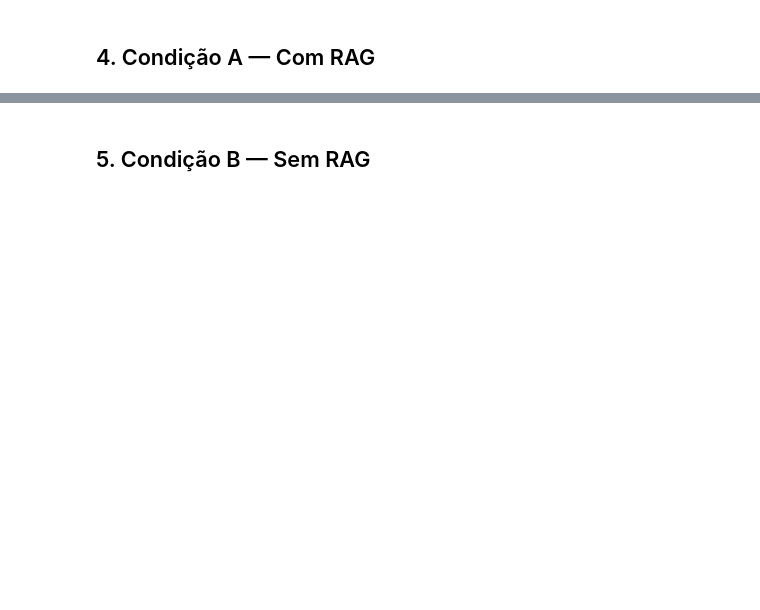
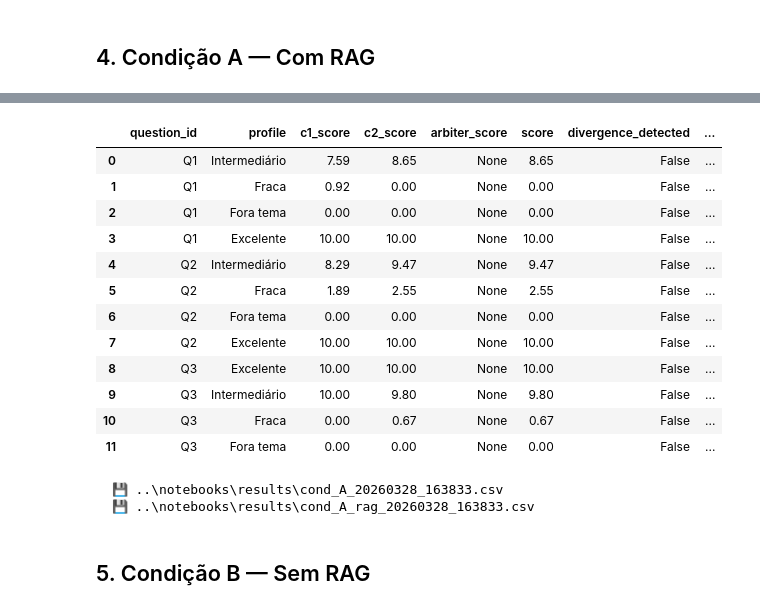
Before and after one commit to savinoo/ai-grading-system, a Jupyter notebook: notebooks/experimento_tcc.ipynb, the cells around one changed output, grey strips where cells are left out. Saved outputs shown, nothing was run; the diff lists cells and outputs as text; code cells hidden in the pictures; blank space fills up the shorter version.

```diff
--- a/notebooks/experimento_tcc.ipynb
+++ b/notebooks/experimento_tcc.ipynb
@@ -22,7 +22,7 @@ from pathlib import Path
 
 BASE_URL = "http://localhost:8000"
 PDF_PATH = Path("../notebooks/algoritmos-ufpr.pdf")
-OUTPUT_DIR = Path("../tcc/results/v3")
+OUTPUT_DIR = Path("../notebooks/results")
 OUTPUT_DIR.mkdir(exist_ok=True)
 
 TIMESTAMP = datetime.now().strftime("%Y%m%d_%H%M%S")
@@ -384,0 +461,23 @@ Resposta JSON (students_resp):
+# %%
+r = api("get", "/grading-criteria", params={"active_only": True, "limit": 100})
+r.raise_for_status()
+available_criteria = r.json()
+
+# Mapear nome → uuid
+criteria_name_to_uuid = {c["name"]: c["uuid"] for c in available_criteria}
+print(f"  ✅ {len(available_criteria)} critérios disponíveis no banco:")
+for c in available_criteria:
+    print(f"     • {c['name']} → {c['uuid']}")
+
+# Enriquecer CRITERIAS com os UUIDs do banco (match por nome)
+assert len(available_criteria) > 0, "❌ Nenhum critério retornado — verifique se as migrations rodaram (alembic upgrade head)"
+
+for c in CRITERIAS:
+    uuid = criteria_name_to_uuid.get(c["name"])
+    if not uuid:
+        raise ValueError(f"Critério '{c['name']}' não encontrado no banco. Disponíveis: {list(criteria_name_to_uuid.keys())}")
+    c["uuid"] = uuid
+
+print(f"✅ UUIDs resolvidos para {len(CRITERIAS)} critérios")
+for c in CRITERIAS:
+    print(f"     • {c['name']} → {c['uuid']}")
@@ -554,9 +808,27 @@ cond_a = run_experiment("Condição A (com RAG)", upload_pdf=True)
 # %%
 # Tabela detalhada + salva CSV
 cols = ["question_id", "profile", "c1_score", "c2_score", "arbiter_score", "score", "divergence_detected", "consensus_method"]
 display(cond_a["df"][cols])
 
 save_csv(cond_a["df"], "cond_A")
+if len(cond_a["df_rag"]) > 0:
+    save_csv(cond_a["df_rag"], "cond_A_rag")
+# %% [output]
+|  | question_id | profile | c1_score | c2_score | arbiter_score | score | divergence_detected | ... |
+| 0 | Q1 | Intermediário | 7.59 | 8.65 | None | 8.65 | False | ... |
+| 1 | Q1 | Fraca | 0.92 | 0.00 | None | 0.00 | False | ... |
+| 2 | Q1 | Fora tema | 0.00 | 0.00 | None | 0.00 | False | ... |
+| 3 | Q1 | Excelente | 10.00 | 10.00 | None | 10.00 | False | ... |
+| 4 | Q2 | Intermediário | 8.29 | 9.47 | None | 9.47 | False | ... |
+| 5 | Q2 | Fraca | 1.89 | 2.55 | None | 2.55 | False | ... |
+| 6 | Q2 | Fora tema | 0.00 | 0.00 | None | 0.00 | False | ... |
+| 7 | Q2 | Excelente | 10.00 | 10.00 | None | 10.00 | False | ... |
+| 8 | Q3 | Excelente | 10.00 | 10.00 | None | 10.00 | False | ... |
+| 9 | Q3 | Intermediário | 10.00 | 9.80 | None | 9.80 | False | ... |
+| 10 | Q3 | Fraca | 0.00 | 0.67 | None | 0.67 | False | ... |
+| 11 | Q3 | Fora tema | 0.00 | 0.00 | None | 0.00 | False | ... |
+  💾 ..\notebooks\results\cond_A_20260328_163833.csv
+  💾 ..\notebooks\results\cond_A_rag_20260328_163833.csv
 # %% [markdown]
 ## 5. Condição B — Sem RAG
 # %%
```
Also changed, not shown: parts of 22 cells of this notebook, 35 other files.
